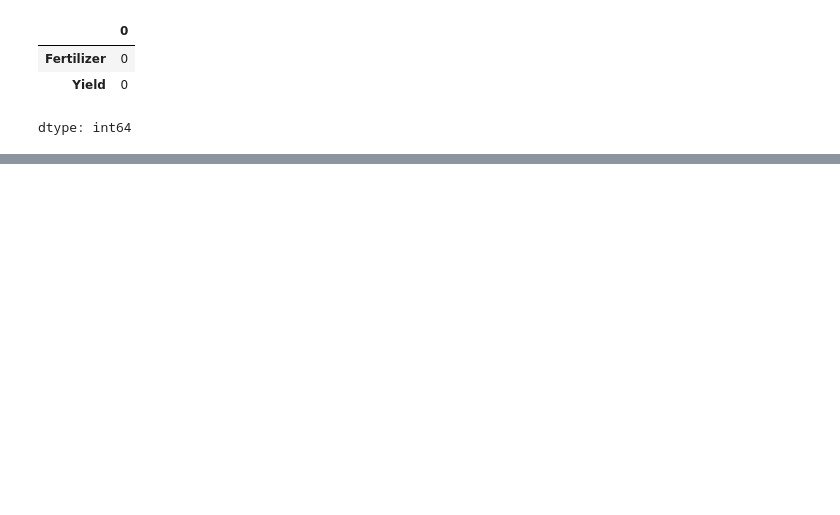
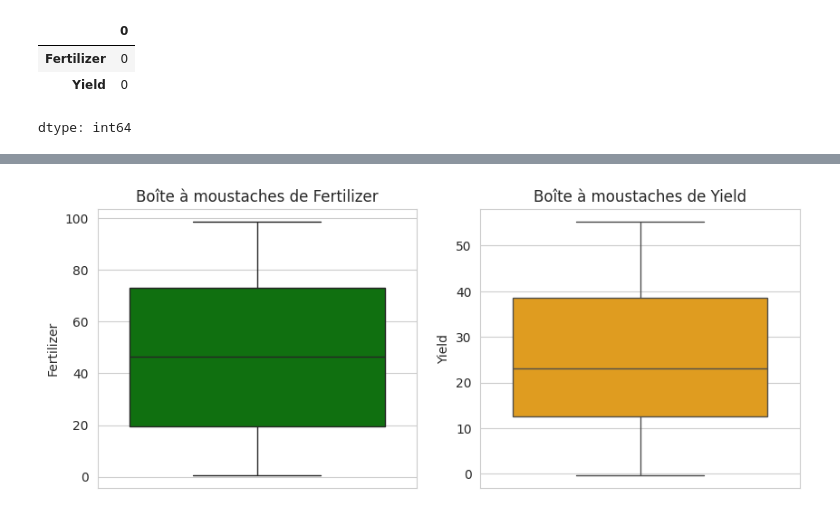
Before and after one commit to topdeveloppement/ai-nexus-one-formation, a Jupyter notebook: regression_lineaire_simple.ipynb, the cells around one changed output, grey strips where cells are left out. Saved outputs shown, nothing was run; the diff lists cells and outputs as text; code cells hidden in the pictures; blank space fills up the shorter version.

```diff
--- a/regression_lineaire_simple.ipynb
+++ b/regression_lineaire_simple.ipynb
@@ -463,0 +176,14 @@ Dans ce notebook, nous avons :
+# %%
+# Boîte à moustaches pour détecter les outliers
+plt.figure(figsize=(10,4))
+plt.subplot(1,2,1)
+sns.boxplot(y='Fertilizer', data=data, color='green')
+plt.title('Boîte à moustaches de Fertilizer')
+
+plt.subplot(1,2,2)
+sns.boxplot(y='Yield', data=data, color='orange')
+plt.title('Boîte à moustaches de Yield')
+
+plt.show()
+# %% [output]
+[figure, added]
```
Also changed, not shown: parts of 58 cells of this notebook.
